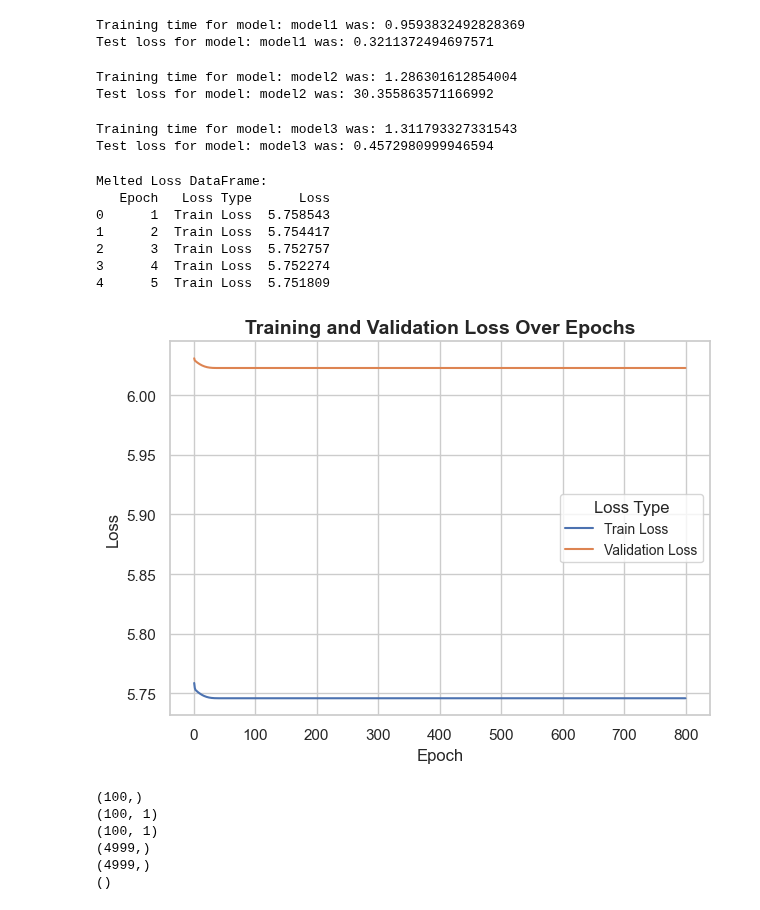
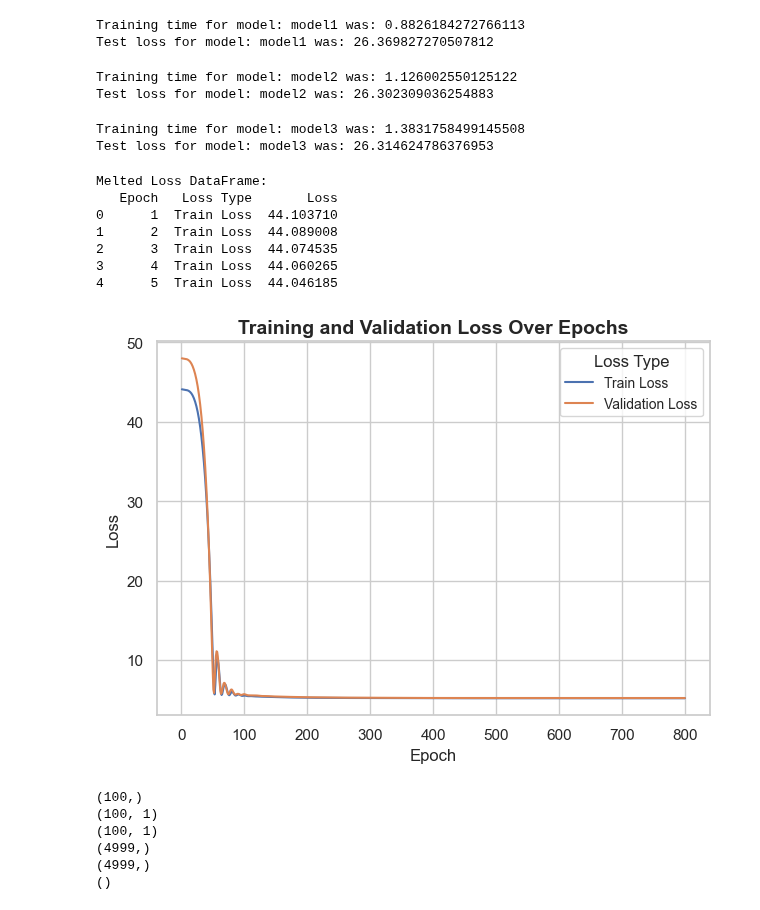
Before and after one commit to zeshenbao/KAN-Kolmogorov-Arnold-Networks, a Jupyter notebook: MLP/MLP_results.ipynb, the cells around one changed output. Drawn from its saved outputs; the diff is of its cells as text; code cells hidden in the pictures.

Commit message:
Uploading results with RMSE

```diff
--- a/MLP/MLP_results.ipynb
+++ b/MLP/MLP_results.ipynb
@@ -94,42 +94,42 @@ def evaluate_model(cfg : dict, foldername : str) -> dict:
 configs = [
     {"name": "model1",
     "input_size" : 1,
-    "hidden_sizes" : [3],
+    "hidden_sizes" : [7],
     "output_size" : 1,
     "n_epochs": 800},
 
     {"name": "model2",
     "input_size" : 1,
-    "hidden_sizes" : [3, 3],
+    "hidden_sizes" : [7, 7],
     "output_size" : 1,
     "n_epochs": 800},
 
     {"name": "model3",
     "input_size" : 1,
-    "hidden_sizes" : [3, 3, 3],
+    "hidden_sizes" : [7, 7, 7],
     "output_size" : 1,
     "n_epochs": 800},
 ]  # TODO: change
 results = {}
-foldername = "../datasets/uniform_x_241114"  # TODO: change
+foldername = "../datasets/uniform_x_sq_241114"  # TODO: change
 for cfg in configs:
     if cfg["name"] not in results:
         results[cfg["name"]] = {}
     results[cfg["name"]] = evaluate_model(cfg, foldername)
 # %% [output]
-Training time for model: model1 was: 0.9593832492828369
-Test loss for model: model1 was: 0.3211372494697571
+Training time for model: model1 was: 0.8826184272766113
+Test loss for model: model1 was: 26.369827270507812
-Training time for model: model2 was: 1.286301612854004
-Test loss for model: model2 was: 30.355863571166992
+Training time for model: model2 was: 1.126002550125122
+Test loss for model: model2 was: 26.302309036254883
-Training time for model: model3 was: 1.311793327331543
-Test loss for model: model3 was: 0.4572980999946594
+Training time for model: model3 was: 1.3831758499145508
+Test loss for model: model3 was: 26.314624786376953
 # %%
 def plot_model(model_cfg, model_res : dict, model_name) -> None:
 
 
     #
     width = model_cfg["hidden_sizes"]
-    folder_name = f'{model_name}_uniform_x_{width}_241114' #save folder name, one for each model run  # TODO: change
+    folder_name = f'{model_name}_uniform_x_sq_{width}_241114' #save folder name, one for each model run  # TODO: change
     os.makedirs(f'./results/{folder_name}', exist_ok=True)
 
     # Set Seaborn theme
@@ -233,16 +233,16 @@ def plot_model(model_cfg, model_res : dict, model_name) -> None:
     #variabel_namn = results["variabel_namn"]
     np.savez(f'./results/{folder_name}/MLP_plots.npz', epoch=range(1, len(model_res['train_loss']) + 1), train_loss = model_res['train_loss'], val_loss = model_res['test_loss'] , X_val = model_res["x_plot_valvals"], y_noise_val = model_res["x_val"], X_tot = model_res["true_data_x"],y_true_tot = model_res["true_data_y"], sorted_X = sorted_X, sorted_KAN_preds = sorted_KAN_preds)
 # %%
-plot_model(configs[0], results["model1"], model_name='model1')  # TODO: change what to plot
+plot_model(configs[2], results["model3"], model_name='model3')  # TODO: change what to plot
 # %% [output]
 Melted Loss DataFrame:
-   Epoch   Loss Type      Loss
-0      1  Train Loss  5.758543
-1      2  Train Loss  5.754417
-2      3  Train Loss  5.752757
-3      4  Train Loss  5.752274
-4      5  Train Loss  5.751809
+   Epoch   Loss Type       Loss
+0      1  Train Loss  44.103710
+1      2  Train Loss  44.089008
+2      3  Train Loss  44.074535
+3      4  Train Loss  44.060265
+4      5  Train Loss  44.046185
-[figure, old version]
+[figure, new version]
 # %%
 data = np.load("./results/model1_uniform_sin(x)_[8, 8]_241114_2/MLP_plots.npz", allow_pickle=True)
 
```
Also changed, not shown: parts of 1 cell of this notebook, 36 other files.
